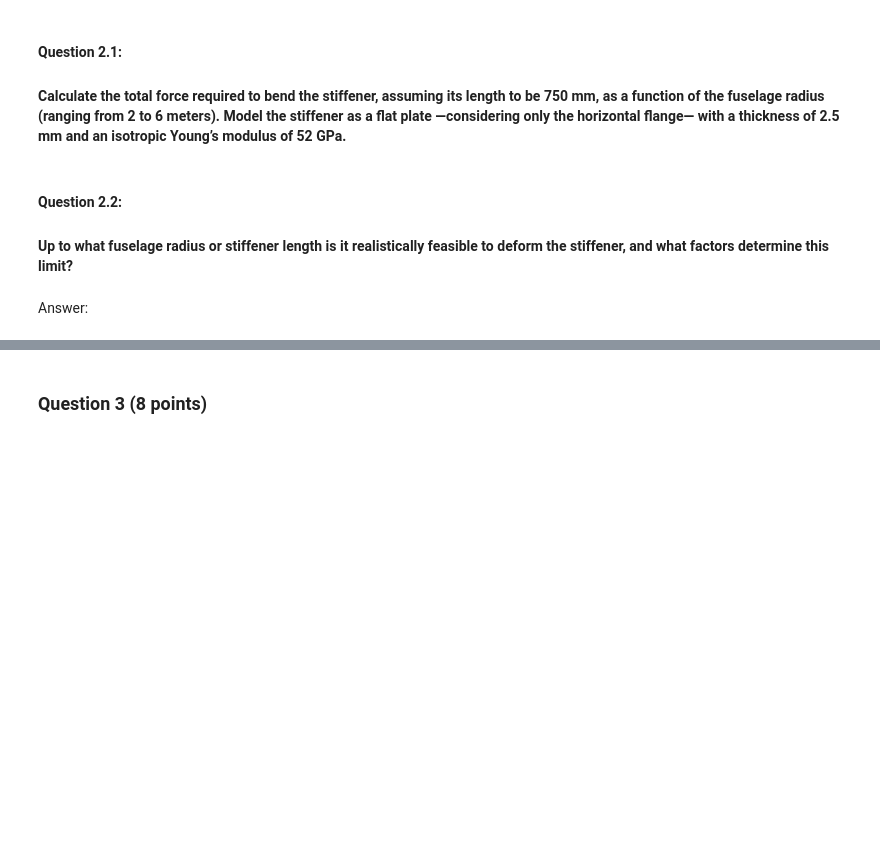
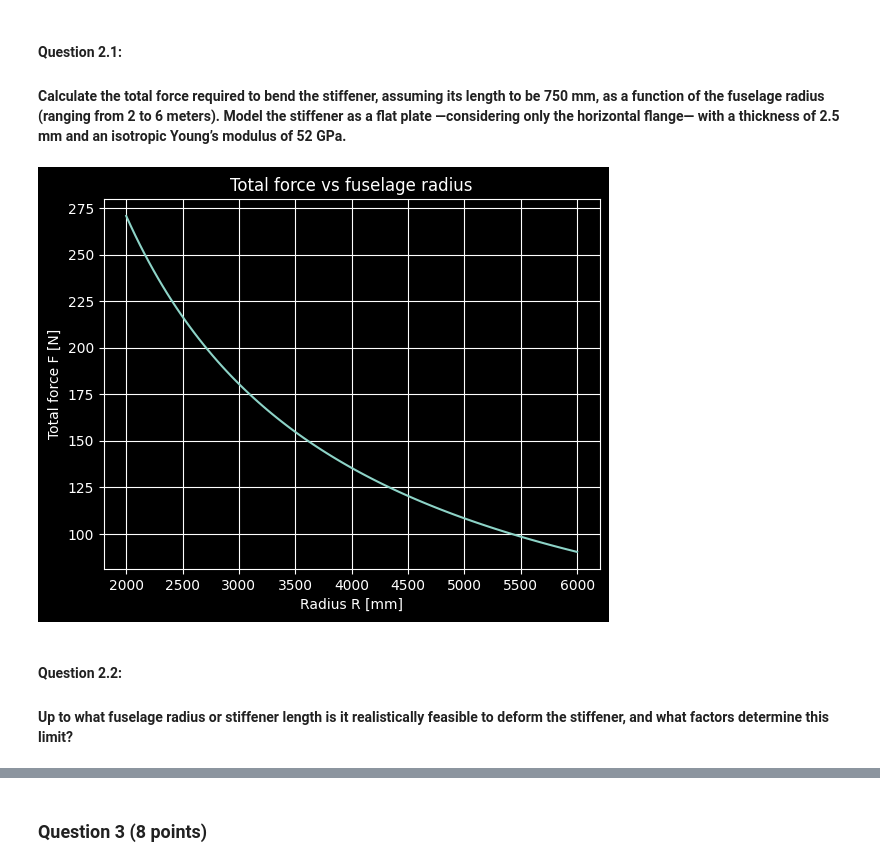
Before and after one commit to RemcovW2000/PCM-thermoplastic-defects, a Jupyter notebook: thermoplastic composite manufacturing/3.Notebook_25_Final.ipynb, the cells around one changed output, grey strips where cells are left out. Saved outputs shown, nothing was run; the diff lists cells and outputs as text; code cells hidden in the pictures; blank space fills up the shorter version.

Commit message:
Question 2 partially answered

```diff
--- a/thermoplastic composite manufacturing/3.Notebook_25_Final.ipynb
+++ b/thermoplastic composite manufacturing/3.Notebook_25_Final.ipynb
@@ -82,5 +80,35 @@ Figure 2. Sketch of circular fuselage structure and stiffener cross-section
+# %%
+import numpy as np
+import matplotlib.pyplot as plt
+
+# Material and geometry
+E = 52000          # Young's modulus [N/mm^2]
+L = 750             # Plate length [mm]
+b = 750             # Width along neutral axis [mm]
+t = 2.5             # Thickness [mm]
+
+# Second moment of area
+I = b * t**3 / 12   # [mm^4]
+
+# Radius range (increasing left -> right)
+R = np.linspace(2000, 6000, 100)   # [mm]
+
+# Curvature
+kappa = 1 / R       # [1/mm]
+
+# Distributed load and total force
+q = (8 * E * I * kappa) / (L**2)   # [N/mm]
+F_total = q * L                   # [N]
+
+# Plot
+plt.plot(R, F_total)
+plt.xlabel("Radius R [mm]")
+plt.ylabel("Total force F [N]")
+plt.title("Total force vs fuselage radius")
+plt.grid(True)
+plt.show()
+# %% [output]
+[figure, added]
 # %% [markdown]
 #### Question 2.2:
 #### Up to what fuselage radius or stiffener length is it realistically feasible to deform the stiffener, and what factors determine this limit?
-# %% [markdown]
-Answer:
```
Also changed, not shown: parts of 2 cells of this notebook.
